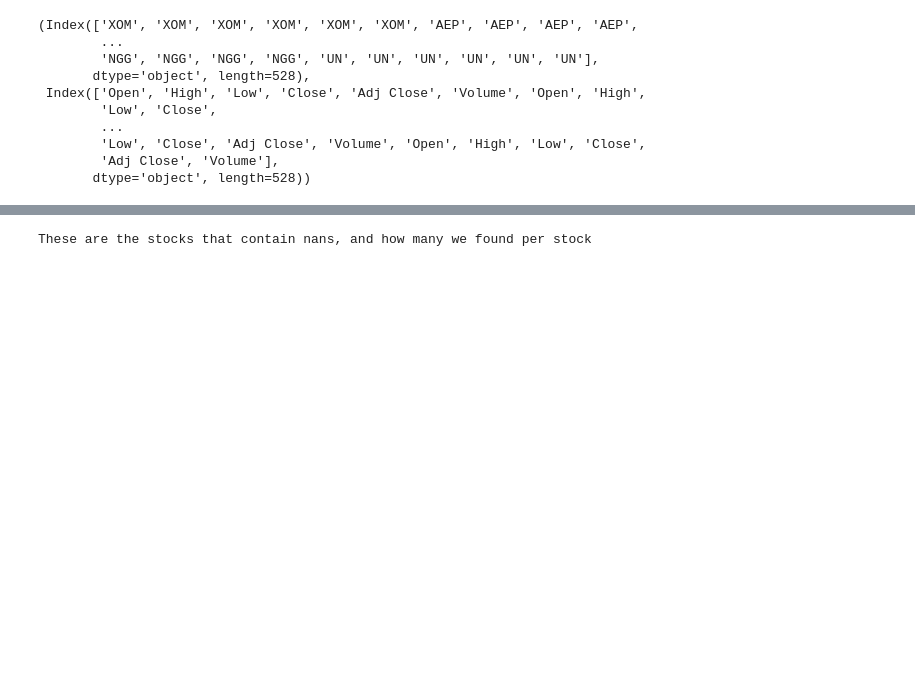
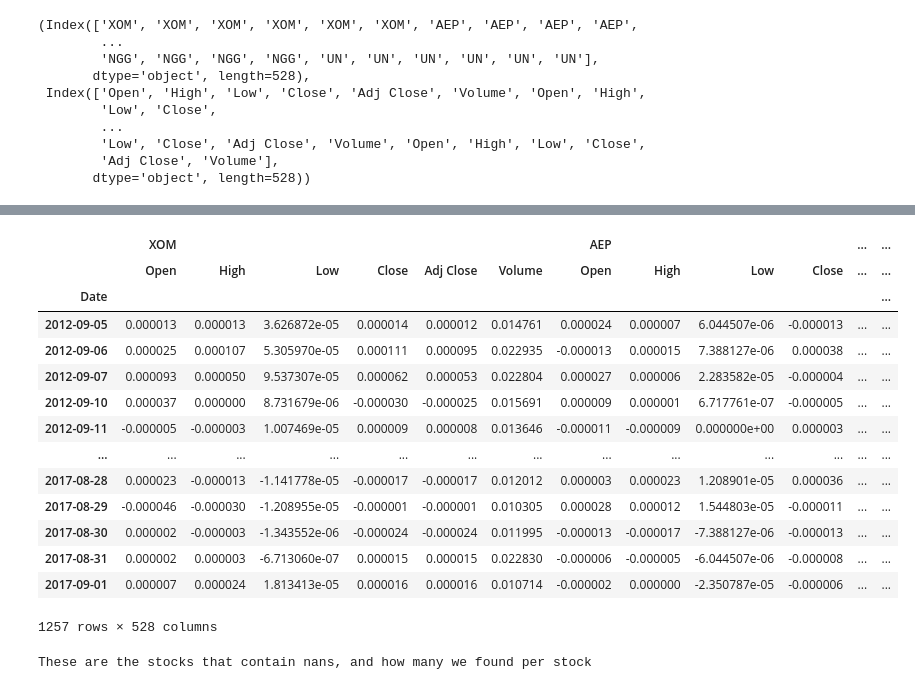
Before and after one commit to strategy155/gdl-usi-2024-spring, a Jupyter notebook: GDL_data_prep.ipynb, the cells around one changed output, grey strips where cells are left out. Drawn from its saved outputs; the diff is of its cells as text; code cells hidden in the pictures; blank space fills up the shorter version.

```diff
--- a/GDL_data_prep.ipynb
+++ b/GDL_data_prep.ipynb
@@ -100,8 +100,8 @@ def unit_centered_scaler(df,upper=.9, warn_threshold=10e-6):
     usd_cols = (slice(None), ["Open","High","Low","Close","Adj Close"])
     count_cols = (slice(None), "Volume")
 
-    max_volume = stocknet_df.loc[:, count_cols].abs().max().max()
-    max_value = stocknet_diff.loc[:, usd_cols].abs().max().max()
+    max_volume = df.loc[:, count_cols].abs().max().max()
+    max_value = df.loc[:, usd_cols].abs().max().max()
 
     df_norm = df.copy()
     df_norm.loc[:, count_cols] = upper*df.loc[:, count_cols]/max_volume
@@ -116,13 +116,13 @@ def unit_centered_scaler(df,upper=.9, warn_threshold=10e-6):
         df.loc[:, usd_cols] = df.loc[:, usd_cols]*max_value
         return df
 
-    def invert_values(t):
+    def invert_values(x):
         """in this case we also have one simple norm. funciton that inverts norm for all the stock values"""
-        return max_value*tensor/upper
+        return max_value*x/upper
 
     err = (invert_norm(df_norm)-df).max().max()
     if err>warn_threshold: print(f"Warning, max. normalization inversion compound error {err}")
 
     return df_norm, invert_norm, invert_values
 # %%
-stocknet_diff_normed,invert_norm = unit_centered_scaler(stocknet_diff)
+stocknet_diff_normed,invert_norm,_ = unit_centered_scaler(stocknet_diff)
@@ -131,3 +129,21 @@ Warning, max. normalization inversion compound error 5.960464477539063e-08
+# %%
+stocknet_diff_normed
+# %% [output]
+|  | XOM |  |  |  |  |  | AEP |  |  |  | ... | ... |
+|  | Open | High | Low | Close | Adj Close | Volume | Open | High | Low | Close | ... | ... |
+| Date |  |  |  |  |  |  |  |  |  |  |  | ... |
+| 2012-09-05 | 0.000013 | 0.000013 | 3.626872e-05 | 0.000014 | 0.000012 | 0.014761 | 0.000024 | 0.000007 | 6.044507e-06 | -0.000013 | ... | ... |
+| 2012-09-06 | 0.000025 | 0.000107 | 5.305970e-05 | 0.000111 | 0.000095 | 0.022935 | -0.000013 | 0.000015 | 7.388127e-06 | 0.000038 | ... | ... |
+| 2012-09-07 | 0.000093 | 0.000050 | 9.537307e-05 | 0.000062 | 0.000053 | 0.022804 | 0.000027 | 0.000006 | 2.283582e-05 | -0.000004 | ... | ... |
+| 2012-09-10 | 0.000037 | 0.000000 | 8.731679e-06 | -0.000030 | -0.000025 | 0.015691 | 0.000009 | 0.000001 | 6.717761e-07 | -0.000005 | ... | ... |
+| 2012-09-11 | -0.000005 | -0.000003 | 1.007469e-05 | 0.000009 | 0.000008 | 0.013646 | -0.000011 | -0.000009 | 0.000000e+00 | 0.000003 | ... | ... |
+| ... | ... | ... | ... | ... | ... | ... | ... | ... | ... | ... | ... | ... |
+| 2017-08-28 | 0.000023 | -0.000013 | -1.141778e-05 | -0.000017 | -0.000017 | 0.012012 | 0.000003 | 0.000023 | 1.208901e-05 | 0.000036 | ... | ... |
+| 2017-08-29 | -0.000046 | -0.000030 | -1.208955e-05 | -0.000001 | -0.000001 | 0.010305 | 0.000028 | 0.000012 | 1.544803e-05 | -0.000011 | ... | ... |
+| 2017-08-30 | 0.000002 | -0.000003 | -1.343552e-06 | -0.000024 | -0.000024 | 0.011995 | -0.000013 | -0.000017 | -7.388127e-06 | -0.000013 | ... | ... |
+| 2017-08-31 | 0.000002 | 0.000003 | -6.713060e-07 | 0.000015 | 0.000015 | 0.022830 | -0.000006 | -0.000005 | -6.044507e-06 | -0.000008 | ... | ... |
+| 2017-09-01 | 0.000007 | 0.000024 | 1.813413e-05 | 0.000016 | 0.000016 | 0.010714 | -0.000002 | 0.000000 | -2.350787e-05 | -0.000006 | ... | ... |
+1257 rows × 528 columns
 # %%
 from datetime import date
 import holidays
```
Also changed, not shown: parts of 1 cell of this notebook.
